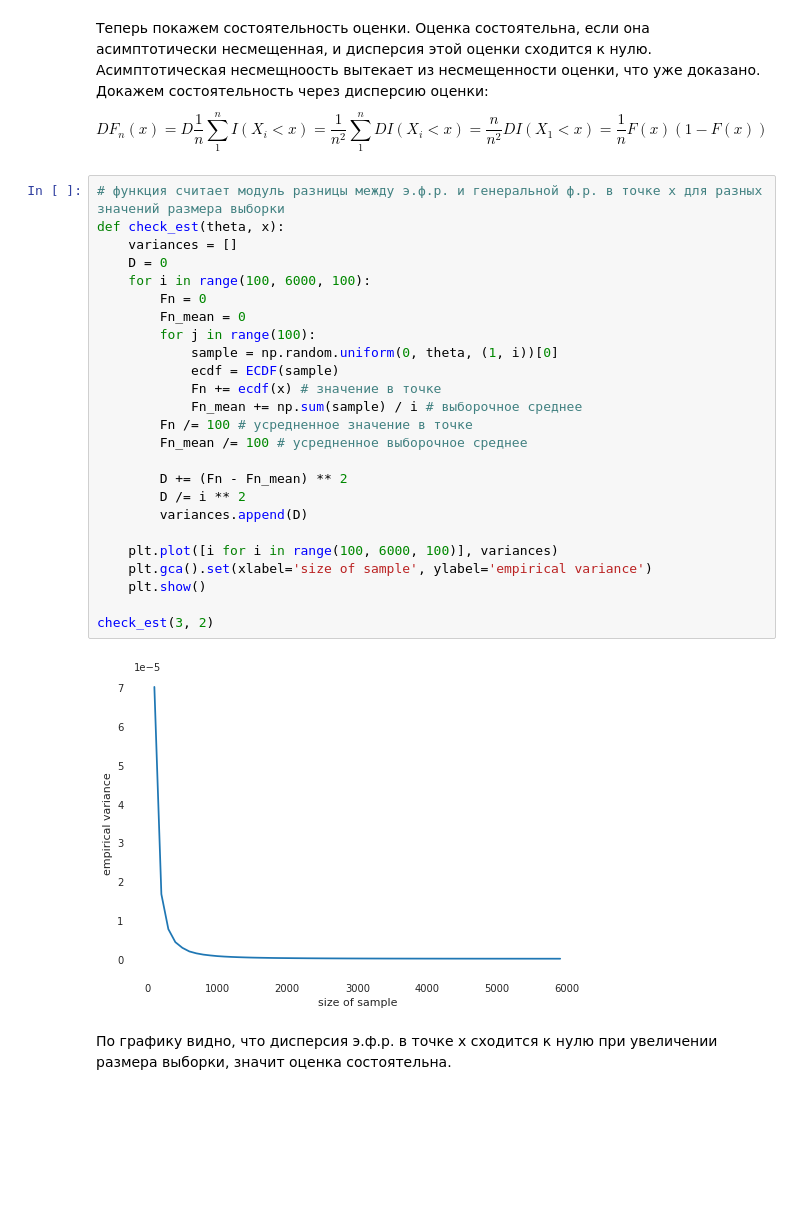
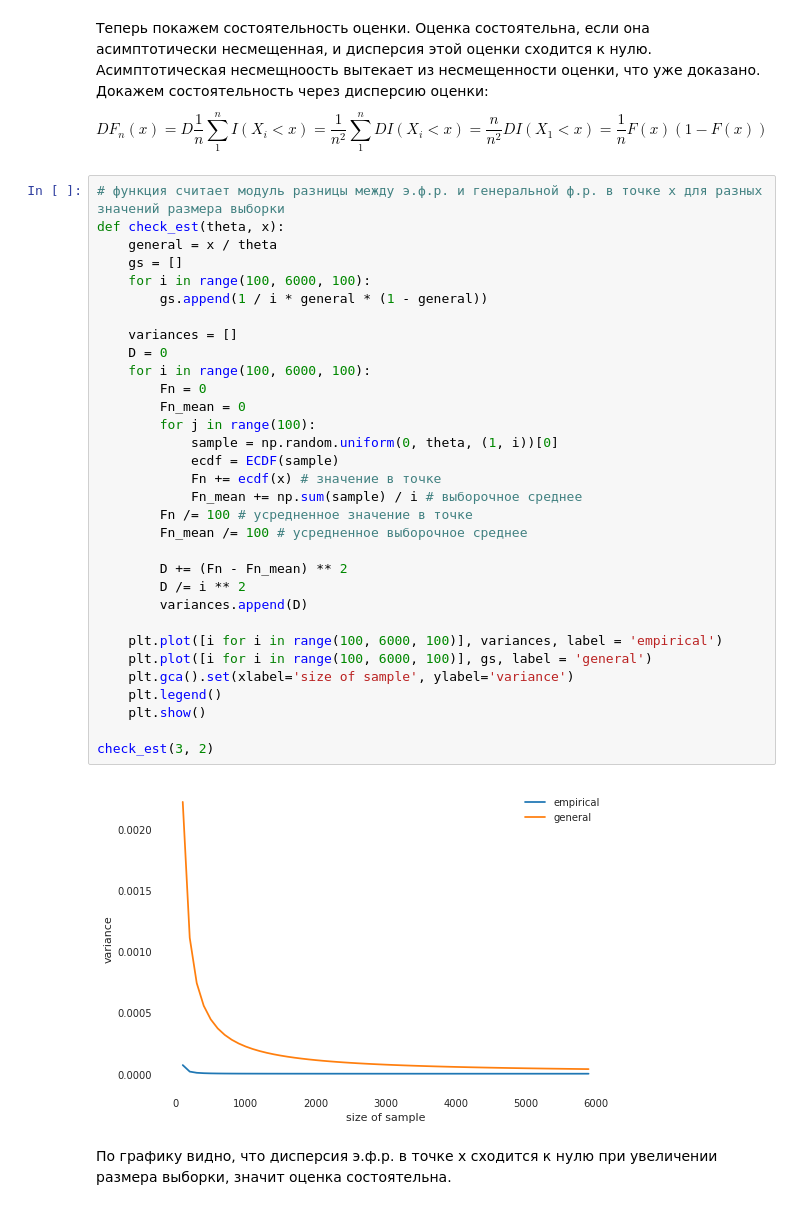
Before and after one commit to Cocossss/BI_spring20, a Jupyter notebook: Stat/MHW1_fixed.ipynb, the cells around one changed output. Drawn from its saved outputs; the diff is of its cells as text; blank space fills up the shorter version.

```diff
--- a/Stat/MHW1.ipynb
+++ b/Stat/MHW1_fixed.ipynb
@@ -468,30 +468,37 @@ $$DF_{n}(x)=D\frac{1}{n}\sum_{1}^{n}I(X_{i}<x)=\frac{1}{n^2}\sum_{1}^{n}DI(X_{i}
 # %%
 # функция считает модуль разницы между э.ф.р. и генеральной ф.р. в точке х для разных значений размера выборки
 def check_est(theta, x):
+    general = x / theta
+    gs = []
+    for i in range(100, 6000, 100):
+        gs.append(1 / i * general * (1 - general))
+
     variances = []
     D = 0
     for i in range(100, 6000, 100):
         Fn = 0
         Fn_mean = 0
         for j in range(100):
             sample = np.random.uniform(0, theta, (1, i))[0]
             ecdf = ECDF(sample)
             Fn += ecdf(x) # значение в точке
             Fn_mean += np.sum(sample) / i # выборочное среднее
         Fn /= 100 # усредненное значение в точке
         Fn_mean /= 100 # усредненное выборочное среднее
 
         D += (Fn - Fn_mean) ** 2
         D /= i ** 2
         variances.append(D)
 
-    plt.plot([i for i in range(100, 6000, 100)], variances)
-    plt.gca().set(xlabel='size of sample', ylabel='empirical variance')
+    plt.plot([i for i in range(100, 6000, 100)], variances, label = 'empirical')
+    plt.plot([i for i in range(100, 6000, 100)], gs, label = 'general')
+    plt.gca().set(xlabel='size of sample', ylabel='variance')
+    plt.legend()
     plt.show()
 
 check_est(3, 2)
 # %% [output]
-[figure, old version]
+[figure, new version]
 # %% [markdown]
 По графику видно, что дисперсия э.ф.р. в точке х сходится к нулю при увеличении размера выборки, значит оценка состоятельна.
 # %% [markdown]
```
